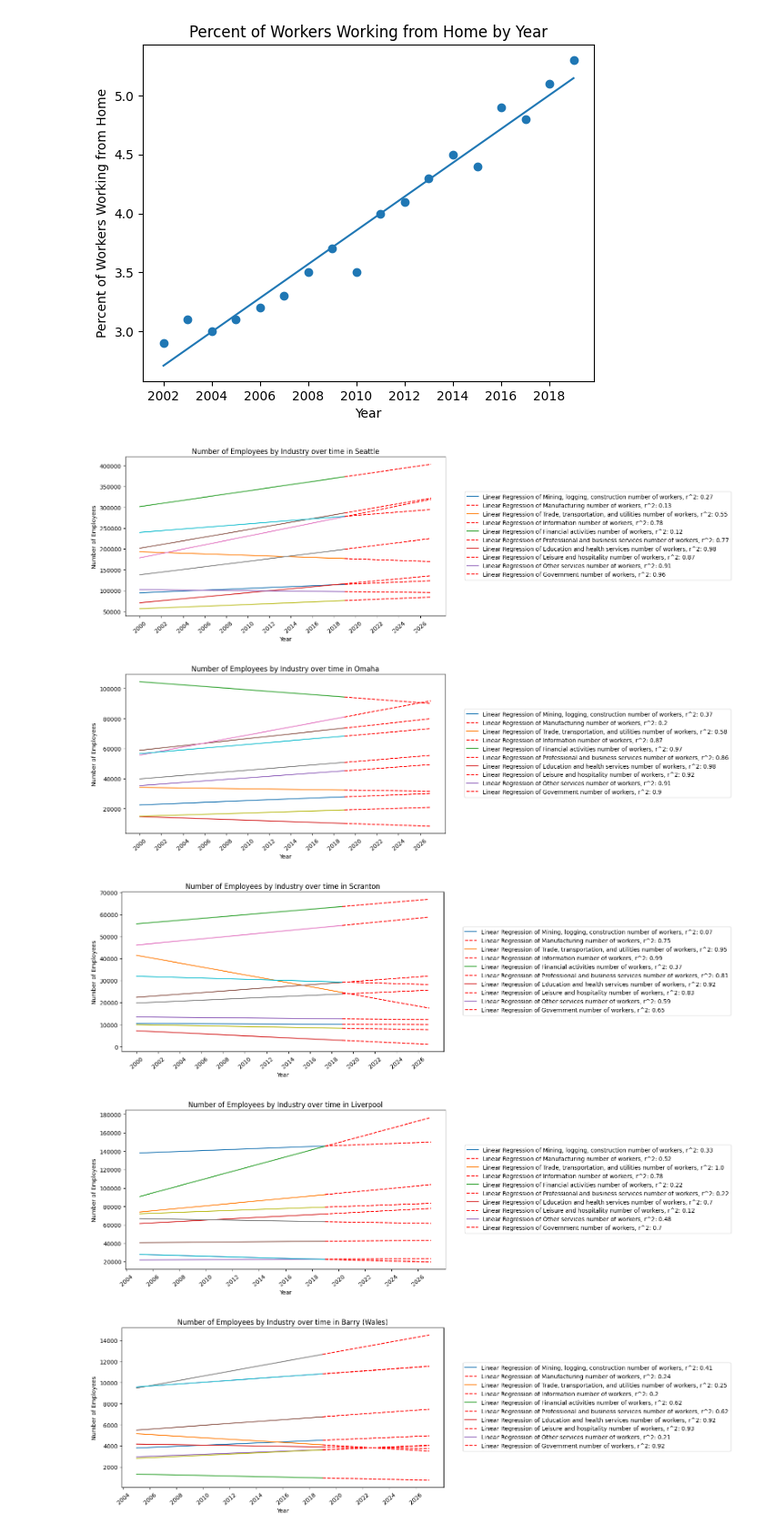
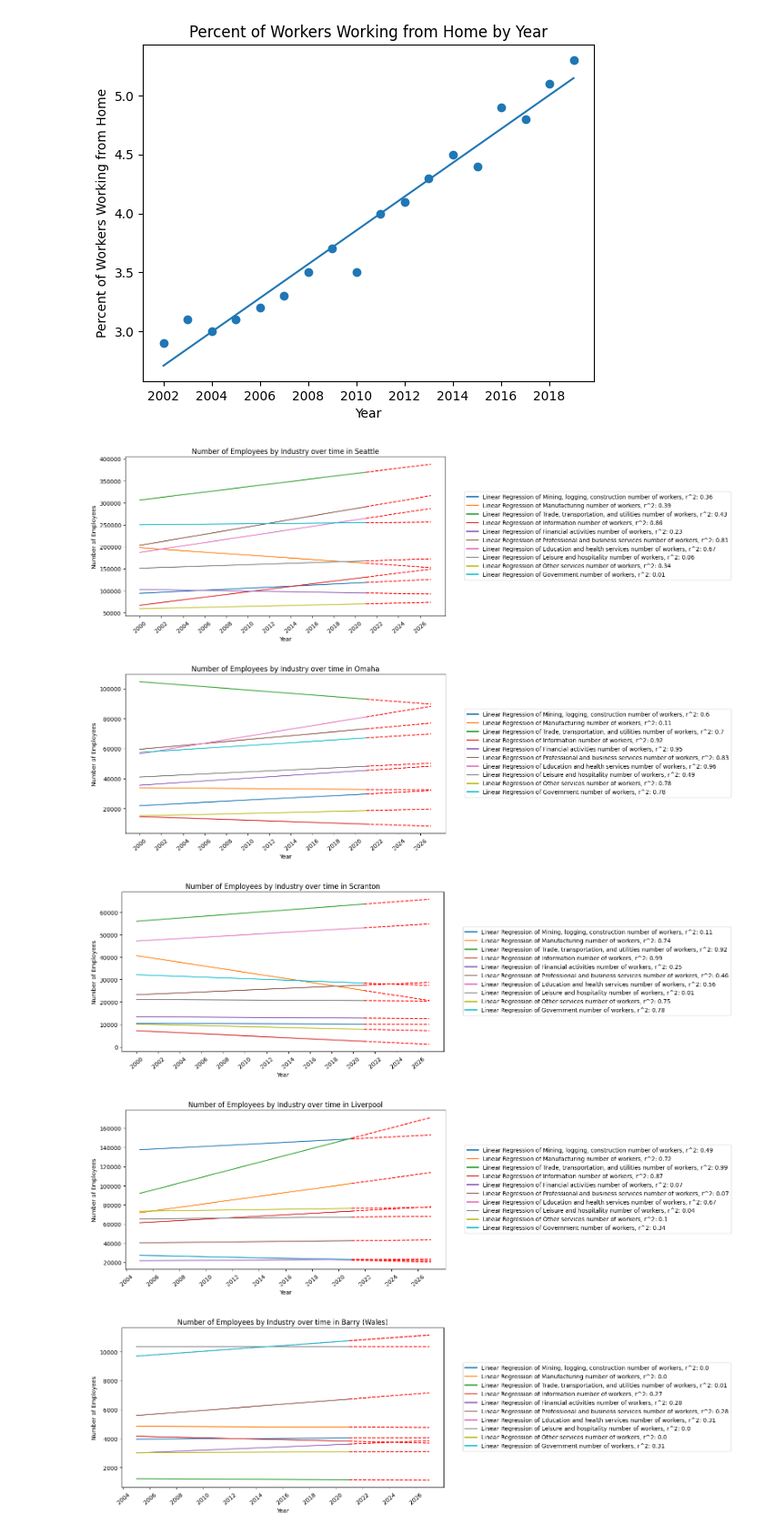
Before and after one commit to tristan-carter/M3StatsModellingChallenge, a Jupyter notebook: 2022/q1.ipynb, the cells around one changed output. Shown at 91% size. Drawn from its saved outputs; the diff is of its cells as text; code cells hidden in the pictures.

```diff
--- a/2022/q1.ipynb
+++ b/2022/q1.ipynb
@@ -22,8 +22,8 @@ industriesPercentAbleToWorkAtHome = {
     "Government": 0.65,
 }
 
-USIndustryYears = np.array([2000,2005,2010,2015,2019])
-UKIndustryYears = np.array([2005,2010,2015,2019])
+USIndustryYears = np.array([2000,2005,2010,2015,2019, 2020, 2021])
+UKIndustryYears = np.array([2005,2010,2015,2019, 2020, 2021])
 
 numUSEmployeesByIndustryByCity = {
     "Seattle": {
@@ -96,13 +96,13 @@ for city in numUKEmployeesByIndustryByCity:
     for industry in numUKEmployeesByIndustryByCity[city]:
         numUKEmployeesByIndustryByCity[city][industry] = np.array(numUKEmployeesByIndustryByCity[city][industry])
         # removes final two years from data
-        numUKEmployeesByIndustryByCity[city][industry] = numUKEmployeesByIndustryByCity[city][industry][:-2]
+        #numUKEmployeesByIndustryByCity[city][industry] = numUKEmployeesByIndustryByCity[city][industry][:-2]
 
 for city in numUSEmployeesByIndustryByCity:
     for industry in numUSEmployeesByIndustryByCity[city]:
         numUSEmployeesByIndustryByCity[city][industry] = np.array(numUSEmployeesByIndustryByCity[city][industry])
         # removes final two years from data
-        numUSEmployeesByIndustryByCity[city][industry] = numUSEmployeesByIndustryByCity[city][industry][:-2]
+        #numUSEmployeesByIndustryByCity[city][industry] = numUSEmployeesByIndustryByCity[city][industry][:-2]
 # %%
 # data
 years = np.array([2002,2003,2004,2005,2006,2007,2008,2009,2010, 2011, 2012, 2013, 2014, 2015, 2016, 2017, 2018, 2019])
@@ -167,40 +162,40 @@ for country in [numUSEmployeesByIndustryByCity, numUKEmployeesByIndustryByCity]:
         plt.title('Number of Employees by Industry over time in ' + city)
         legendList = []
         legendLinesList = []
         for industry in country[city]:
             # adjusts x ticks and rotates them 45 degrees
             plt.xticks(np.arange(2000, 2027)[::2], rotation=40)
 
             # plots linear regression
             m, b = np.polyfit(industryYears, country[city][industry], 1)
             linearRegression, = plt.plot(industryYears, m*industryYears + b)
 
             # calculates r^2
             r2 = r2_score(country[city][industry], m*industryYears + b)
 
             # adds to legend
             legendList.append(f'Linear Regression of {industry} number of workers, r^2: {round(r2, 2)}')
             legendLinesList.append(Line2D([0], [0], color=linearRegression.get_color(), lw=2))
 
             # extrapolates linear regression to 2027
-            extrapolatedYears = np.array([2019, 2020, 2021, 2022, 2023, 2024, 2025, 2026, 2027])
+            extrapolatedYears = np.array([2021, 2022, 2023, 2024, 2025, 2026, 2027])
             extrapolatedNumEmployees = m*extrapolatedYears + b
             plt.plot(extrapolatedYears, extrapolatedNumEmployees, 'r--')
 
             # records values at 2024 and 2027 into original dictionary for cities
             valueAt2024 = m*2024 + b
             valueAt2027 = m*2027 + b
             country[city][industry] = np.append(country[city][industry], valueAt2024)
             country[city][industry] = np.append(country[city][industry], valueAt2027)
 
-        plt.legend(legendList, bbox_to_anchor=(1.05, 0.8), loc='upper left')
+        plt.legend(legendLinesList, legendList, bbox_to_anchor=(1.05, 0.8), loc='upper left')
         plt.show()
 # %% [output]
-[figure, old version]
+[figure, new version]
-[figure, old version]
+[figure, new version]
-[figure, old version]
+[figure, new version]
-[figure, old version]
+[figure, new version]
-[figure, old version]
+[figure, new version]
 # %%
 for country in [numUSEmployeesByIndustryByCity, numUKEmployeesByIndustryByCity]:
     for city in country:
```
Also changed, not shown: parts of 2 cells of this notebook.
